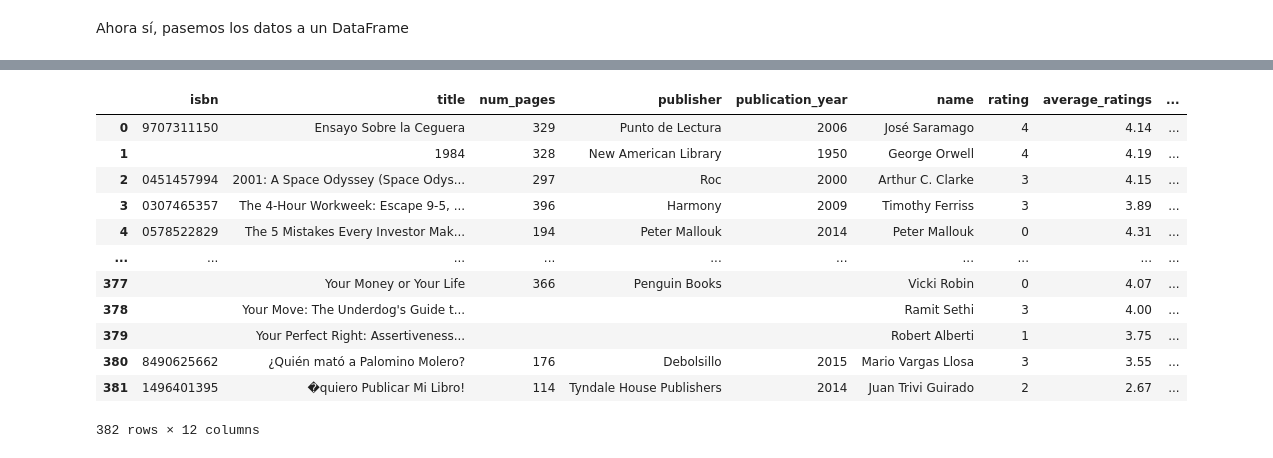
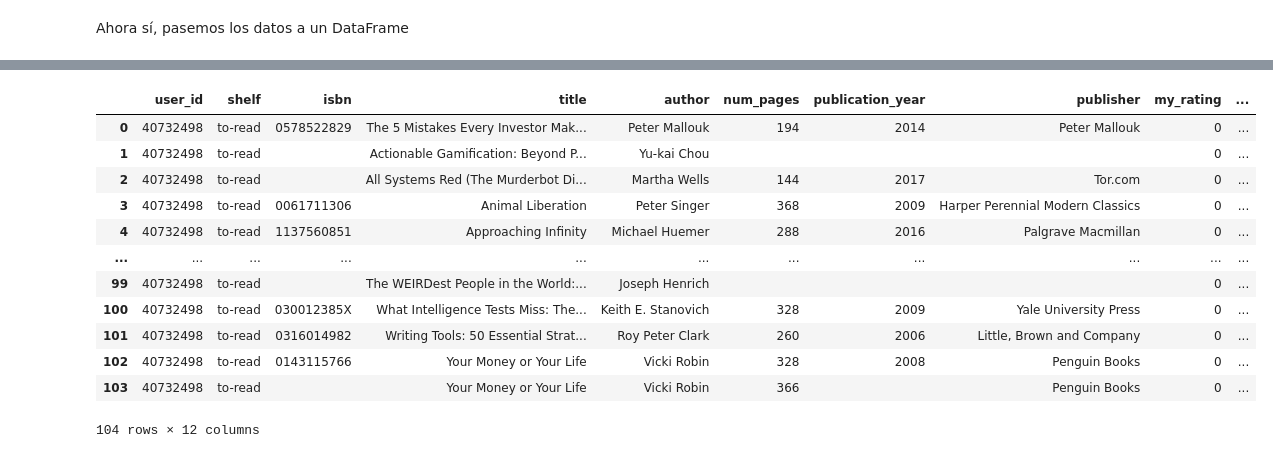
Before and after one commit to FranciscoGalan/goodreads_api, a Jupyter notebook: Goodreads_API.ipynb, the cells around one changed output, grey strips where cells are left out. Cells and saved outputs as stored; diff of their text form; code cells hidden in the pictures.

```diff
--- a/Goodreads_scraping.ipynb
+++ b/Goodreads_API.ipynb
@@ -229,2 +114,0 @@ def get_links(user_id, shelf, pages=2):
-# %%
-links = get_links(my_id, 'read', pages=2)
@@ -272,0 +119,21 @@ def get_user_shelf_info(user_id, shelf, pages):
+# %%
+def paginas_por_estante(libros_en_estante):
+    """Nos dice cuántas páginas se requieren para mostrar esa cantidad de libros"""
+
+    if libros_en_estante <= 200:
+        return 1
+
+    elif libros_en_estante <= 400:
+        return 2
+
+    elif libros_en_estante <= 600:
+        return 3
+
+    elif libros_en_estante <= 800:
+        return 4
+
+    elif libros_en_estante <= 1000:
+        return 5
+
+    elif libros_en_estante <= 1200:
+        return 6
@@ -323,0 +256,2 @@ Status code:  200
+# %%
+por_leer_francisco_galan = extract_info(id_francisco_galan, 'to-read', 104)
@@ -380,16 +321,17 @@ librero:  382
 # %%
-pd.DataFrame(por_leer_francisco_galan)
+pd_por_leer = pd.DataFrame(por_leer_francisco_galan)
+pd_por_leer
 # %% [output]
-|  | isbn | title | num_pages | publisher | publication_year | name | rating | average_ratings | ... |
-| 0 | 9707311150 | Ensayo Sobre la Ceguera | 329 | Punto de Lectura | 2006 | José Saramago | 4 | 4.14 | ... |
-| 1 |  | 1984 | 328 | New American Library | 1950 | George Orwell | 4 | 4.19 | ... |
-| 2 | 0451457994 | 2001: A Space Odyssey (Space Odys... | 297 | Roc | 2000 | Arthur C. Clarke | 3 | 4.15 | ... |
-| 3 | 0307465357 | The 4-Hour Workweek: Escape 9-5, ... | 396 | Harmony | 2009 | Timothy Ferriss | 3 | 3.89 | ... |
-| 4 | 0578522829 | The 5 Mistakes Every Investor Mak... | 194 | Peter Mallouk | 2014 | Peter Mallouk | 0 | 4.31 | ... |
-| ... | ... | ... | ... | ... | ... | ... | ... | ... | ... |
-| 377 |  | Your Money or Your Life | 366 | Penguin Books |  | Vicki Robin | 0 | 4.07 | ... |
-| 378 |  | Your Move: The Underdog's Guide t... |  |  |  | Ramit Sethi | 3 | 4.00 | ... |
-| 379 |  | Your Perfect Right: Assertiveness... |  |  |  | Robert Alberti | 1 | 3.75 | ... |
-| 380 | 8490625662 | ¿Quién mató a Palomino Molero? | 176 | Debolsillo | 2015 | Mario Vargas Llosa | 3 | 3.55 | ... |
-| 381 | 1496401395 | �quiero Publicar Mi Libro! | 114 | Tyndale House Publishers | 2014 | Juan Trivi Guirado | 2 | 2.67 | ... |
+|  | user_id | shelf | isbn | title | author | num_pages | publication_year | publisher | my_rating | ... |
+| 0 | 40732498 | to-read | 0578522829 | The 5 Mistakes Every Investor Mak... | Peter Mallouk | 194 | 2014 | Peter Mallouk | 0 | ... |
+| 1 | 40732498 | to-read |  | Actionable Gamification: Beyond P... | Yu-kai Chou |  |  |  | 0 | ... |
+| 2 | 40732498 | to-read |  | All Systems Red (The Murderbot Di... | Martha Wells | 144 | 2017 | Tor.com | 0 | ... |
+| 3 | 40732498 | to-read | 0061711306 | Animal Liberation | Peter Singer | 368 | 2009 | Harper Perennial Modern Classics | 0 | ... |
+| 4 | 40732498 | to-read | 1137560851 | Approaching Infinity | Michael Huemer | 288 | 2016 | Palgrave Macmillan | 0 | ... |
+| ... | ... | ... | ... | ... | ... | ... | ... | ... | ... | ... |
+| 99 | 40732498 | to-read |  | The WEIRDest People in the World:... | Joseph Henrich |  |  |  | 0 | ... |
+| 100 | 40732498 | to-read | 030012385X | What Intelligence Tests Miss: The... | Keith E. Stanovich | 328 | 2009 | Yale University Press | 0 | ... |
+| 101 | 40732498 | to-read | 0316014982 | Writing Tools: 50 Essential Strat... | Roy Peter Clark | 260 | 2006 | Little, Brown and Company | 0 | ... |
+| 102 | 40732498 | to-read | 0143115766 | Your Money or Your Life | Vicki Robin | 328 | 2008 | Penguin Books | 0 | ... |
+| 103 | 40732498 | to-read |  | Your Money or Your Life | Vicki Robin | 366 |  | Penguin Books | 0 | ... |
-382 rows × 12 columns
+104 rows × 12 columns
```
Also changed, not shown: parts of 86 cells of this notebook, 1 other file.
